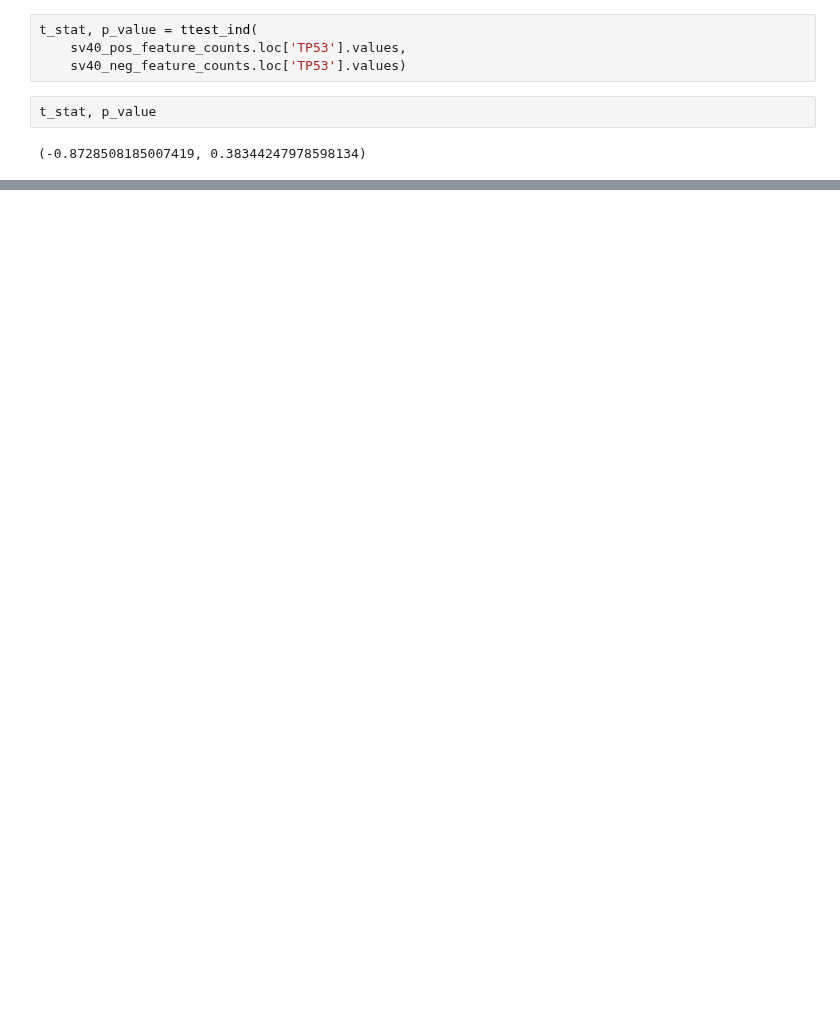
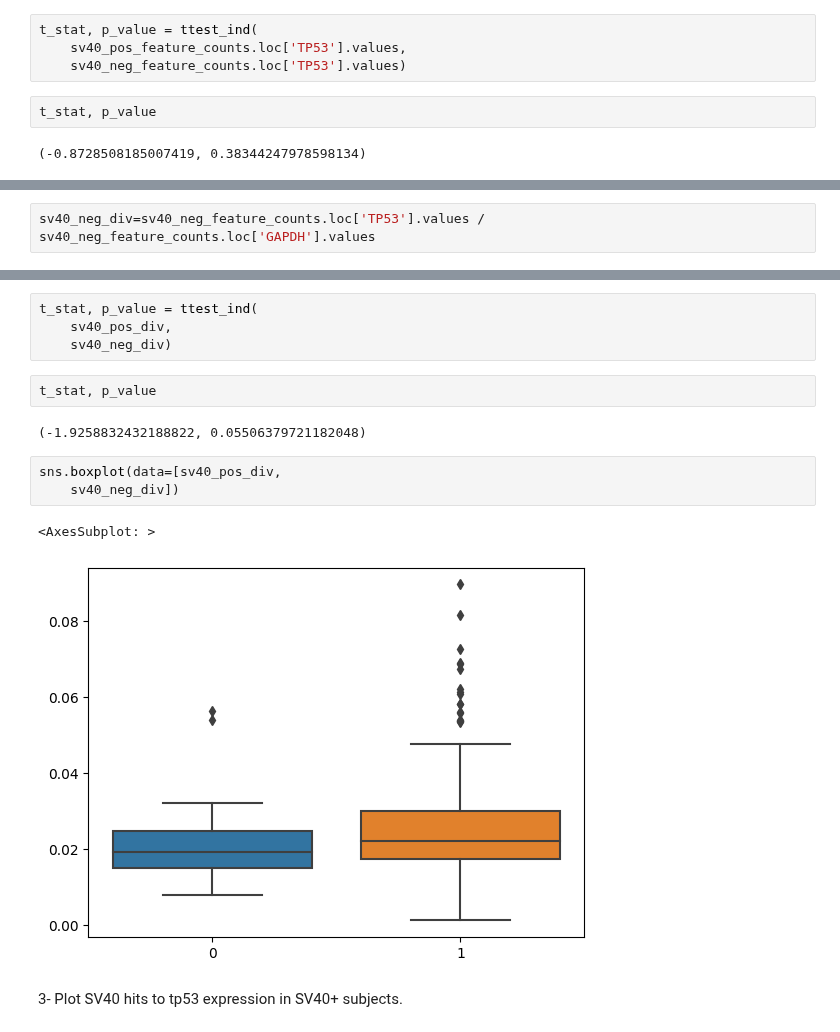
Before and after one commit to ucsffrancislab/genomics, a Jupyter notebook: data/20220804-RaleighLab-RNASeq/20230519-Viral/analysis.ipynb, the cells around one changed output, grey strips where cells are left out. Drawn from its saved outputs; the diff is of its cells as text; blank space fills up the shorter version.

```diff
--- a/data/20220804-RaleighLab-RNASeq/20230519-Viral/analysis.ipynb
+++ b/data/20220804-RaleighLab-RNASeq/20230519-Viral/analysis.ipynb
@@ -150,0 +178,2 @@ t_stat, p_value
+# %%
+sv40_neg_div=sv40_neg_feature_counts.loc['TP53'].values / sv40_neg_feature_counts.loc['GAPDH'].values
@@ -150,0 +200,16 @@ t_stat, p_value
+# %%
+t_stat, p_value = ttest_ind(
+    sv40_pos_div,
+    sv40_neg_div)
+# %%
+t_stat, p_value
+# %% [output]
+(-1.9258832432188822, 0.05506379721182048)
+# %%
+sns.boxplot(data=[sv40_pos_div,
+    sv40_neg_div])
+# %% [output]
+<AxesSubplot: >
+[figure, added]
+# %% [markdown]
+3- Plot SV40 hits to tp53 expression in SV40+ subjects.
```
Also changed, not shown: parts of 11 cells of this notebook.
